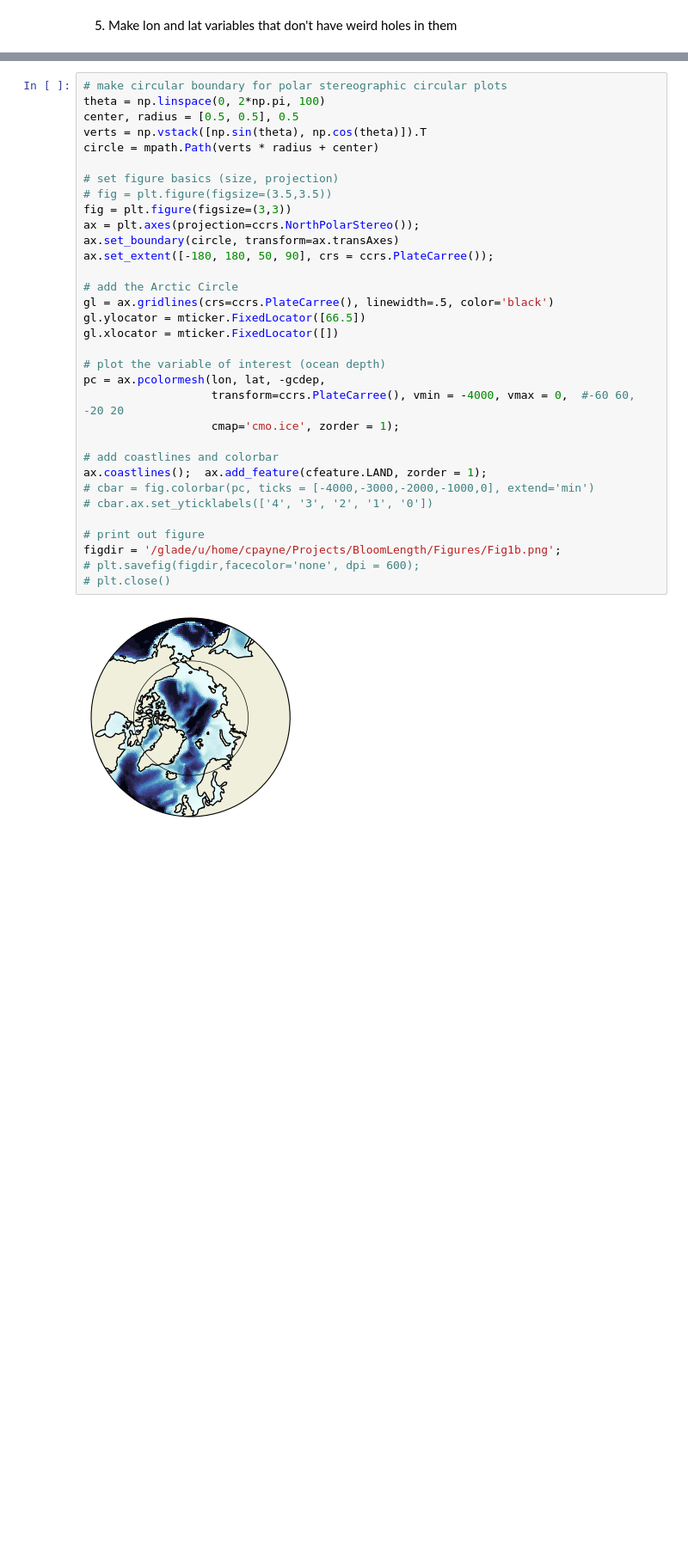
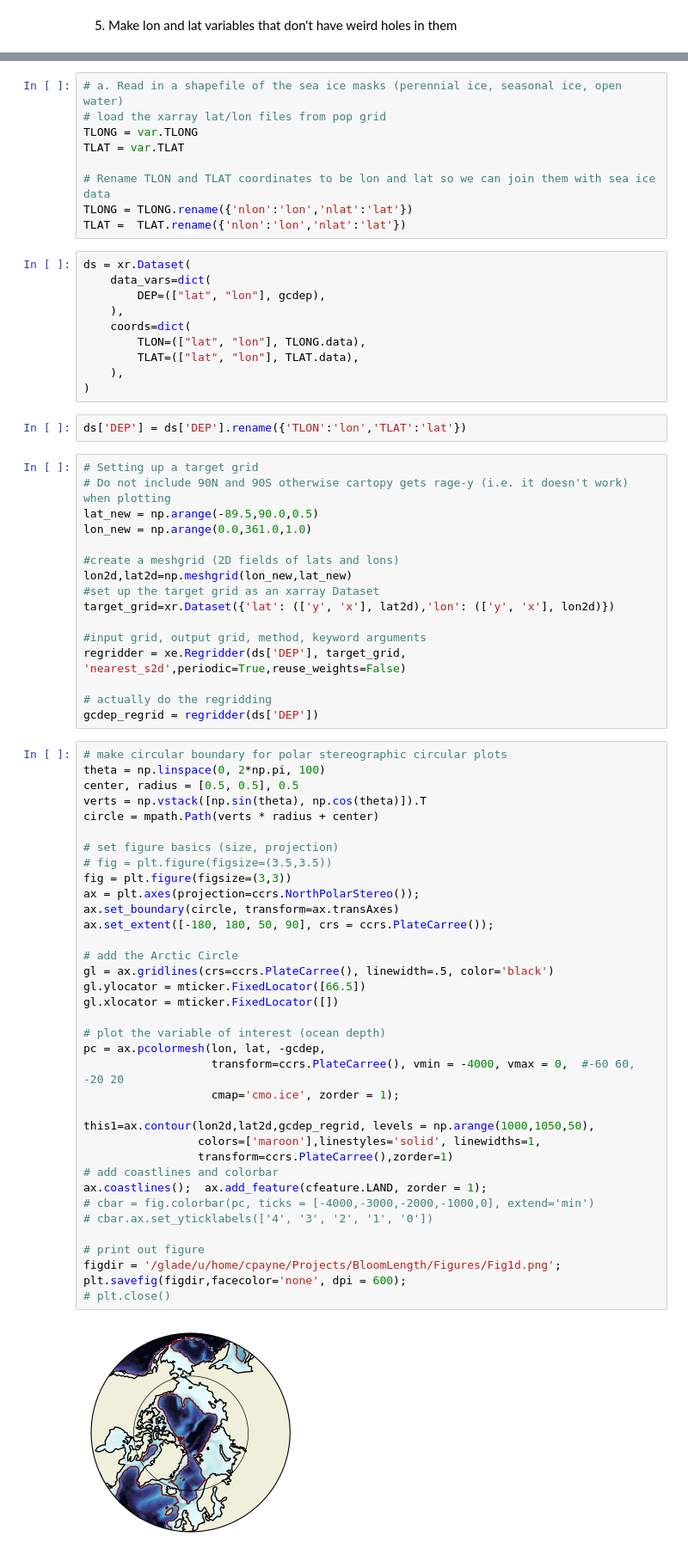
Before and after one commit to courtneympayne93/ArcticBloomLength, a Jupyter notebook: Fig1.ipynb, the cells around one changed output, grey strips where cells are left out. Shown at 86% size. Drawn from its saved outputs; the diff is of its cells as text; blank space fills up the shorter version.

Commit message:
Reviewer Response changes
New figure numbers, new figure 4.

```diff
--- a/Fig1.ipynb
+++ b/Fig1.ipynb
@@ -104,35 +123,75 @@ lat[np.isnan(lat)] = np.interp(x, xp, fp)
+# %%
+# a. Read in a shapefile of the sea ice masks (perennial ice, seasonal ice, open water)
+# load the xarray lat/lon files from pop grid
+TLONG = var.TLONG
+TLAT = var.TLAT
+
+# Rename TLON and TLAT coordinates to be lon and lat so we can join them with sea ice data
+TLONG = TLONG.rename({'nlon':'lon','nlat':'lat'})
+TLAT =  TLAT.rename({'nlon':'lon','nlat':'lat'})
+# %%
+ds = xr.Dataset(
+    data_vars=dict(
+        DEP=(["lat", "lon"], gcdep),
+    ),
+    coords=dict(
+        TLON=(["lat", "lon"], TLONG.data),
+        TLAT=(["lat", "lon"], TLAT.data),
+    ),
+)
+# %%
+ds['DEP'] = ds['DEP'].rename({'TLON':'lon','TLAT':'lat'})
+# %%
+# Setting up a target grid
+# Do not include 90N and 90S otherwise cartopy gets rage-y (i.e. it doesn't work) when plotting
+lat_new = np.arange(-89.5,90.0,0.5)
+lon_new = np.arange(0.0,361.0,1.0)
+
+#create a meshgrid (2D fields of lats and lons)
+lon2d,lat2d=np.meshgrid(lon_new,lat_new)
+#set up the target grid as an xarray Dataset
+target_grid=xr.Dataset({'lat': (['y', 'x'], lat2d),'lon': (['y', 'x'], lon2d)})
+
+#input grid, output grid, method, keyword arguments
+regridder = xe.Regridder(ds['DEP'], target_grid, 'nearest_s2d',periodic=True,reuse_weights=False)
+
+# actually do the regridding
+gcdep_regrid = regridder(ds['DEP'])
 # %%
 # make circular boundary for polar stereographic circular plots
 theta = np.linspace(0, 2*np.pi, 100)
 center, radius = [0.5, 0.5], 0.5
 verts = np.vstack([np.sin(theta), np.cos(theta)]).T
 circle = mpath.Path(verts * radius + center)
 
 # set figure basics (size, projection)
 # fig = plt.figure(figsize=(3.5,3.5))
 fig = plt.figure(figsize=(3,3))
 ax = plt.axes(projection=ccrs.NorthPolarStereo());
 ax.set_boundary(circle, transform=ax.transAxes)
 ax.set_extent([-180, 180, 50, 90], crs = ccrs.PlateCarree());
 
 # add the Arctic Circle
 gl = ax.gridlines(crs=ccrs.PlateCarree(), linewidth=.5, color='black')
 gl.ylocator = mticker.FixedLocator([66.5])
 gl.xlocator = mticker.FixedLocator([])
 
 # plot the variable of interest (ocean depth)
 pc = ax.pcolormesh(lon, lat, -gcdep,
                    transform=ccrs.PlateCarree(), vmin = -4000, vmax = 0,  #-60 60, -20 20
                    cmap='cmo.ice', zorder = 1);
 
+this1=ax.contour(lon2d,lat2d,gcdep_regrid, levels = np.arange(1000,1050,50),
+                 colors=['maroon'],linestyles='solid', linewidths=1,
+                 transform=ccrs.PlateCarree(),zorder=1)
 # add coastlines and colorbar
 ax.coastlines();  ax.add_feature(cfeature.LAND, zorder = 1);
 # cbar = fig.colorbar(pc, ticks = [-4000,-3000,-2000,-1000,0], extend='min')
 # cbar.ax.set_yticklabels(['4', '3', '2', '1', '0'])
 
 # print out figure
-figdir = '/glade/u/home/cpayne/Projects/BloomLength/Figures/Fig1b.png';
-# plt.savefig(figdir,facecolor='none', dpi = 600);
+figdir = '/glade/u/home/cpayne/Projects/BloomLength/Figures/Fig1d.png';
+plt.savefig(figdir,facecolor='none', dpi = 600);
 # plt.close()
 # %% [output]
-[figure, old version]
+[figure, new version]
```
Also changed, not shown: parts of 4 cells of this notebook, 8 other files.
